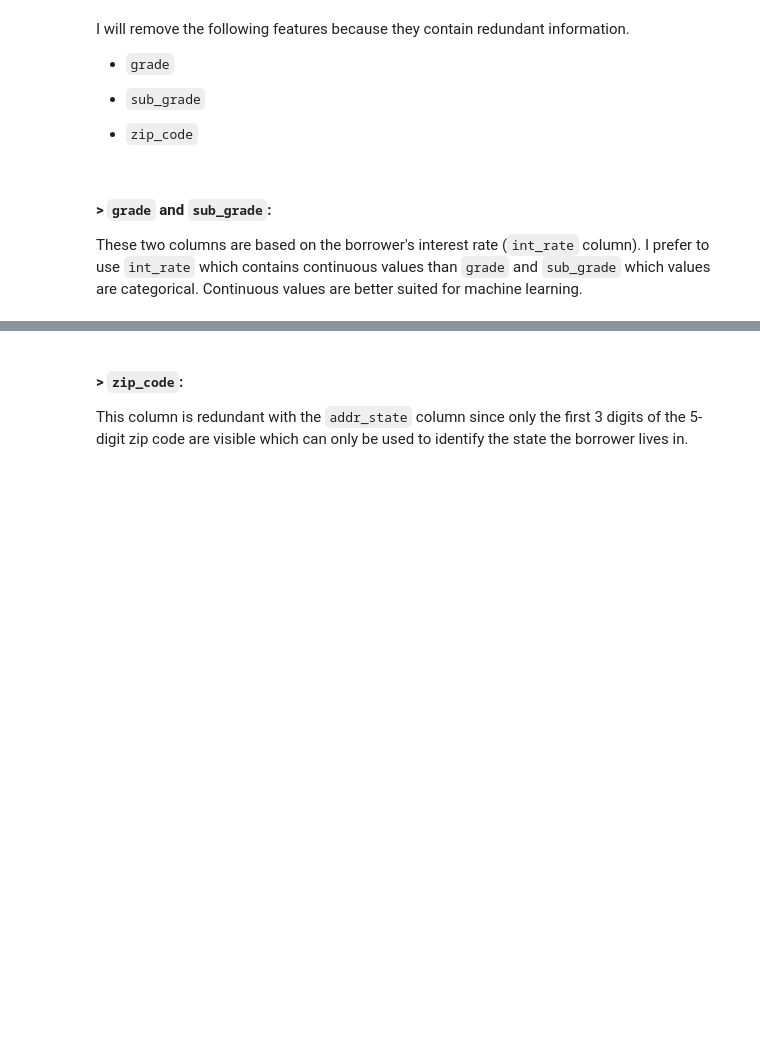
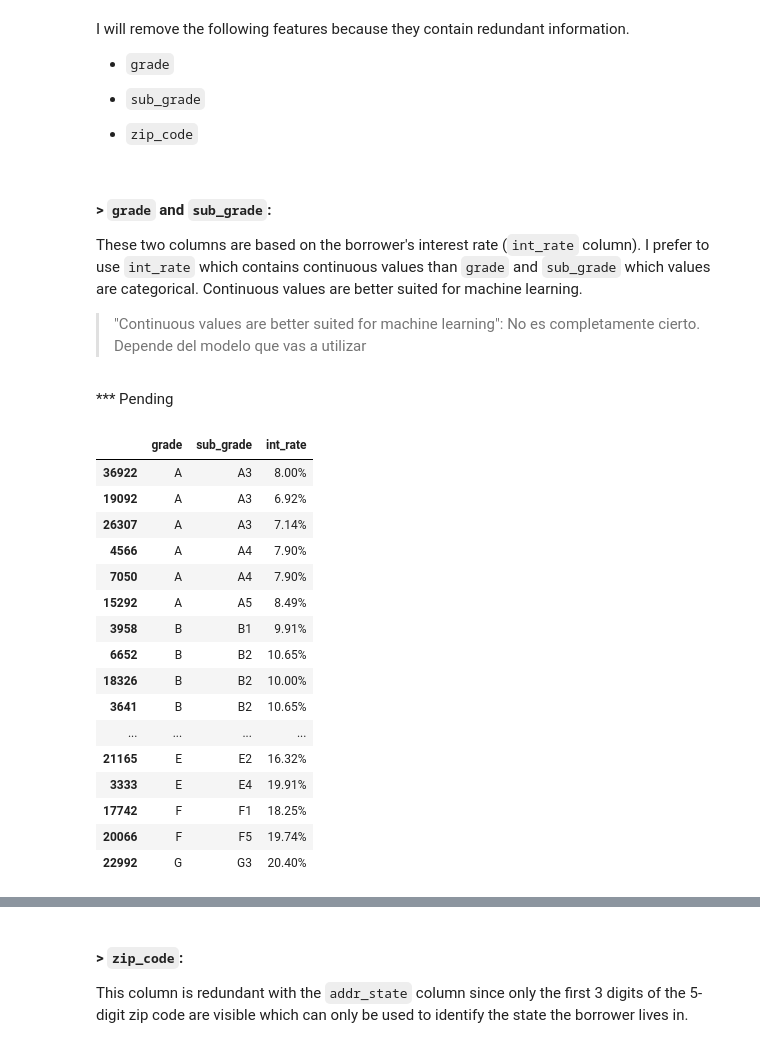
Before and after one commit to bern-lm/dataquest-projects, a Jupyter notebook: credit-modeling/Project - Credit Modeling (Lending Club).ipynb, the cells around one changed output, grey strips where cells are left out. Drawn from its saved outputs; the diff is of its cells as text; code cells hidden in the pictures; blank space fills up the shorter version.

```diff
--- a/credit-modeling/Project - Credit Modeling (Lending Club).ipynb
+++ b/credit-modeling/Project - Credit Modeling (Lending Club).ipynb
@@ -358,3 +358,28 @@ I will remove the following features because they contain redundant information.
 # %% [markdown]
 #### > `grade` and `sub_grade`:
 These two columns are based on the borrower's interest rate (`int_rate` column). I prefer to use `int_rate` which contains continuous values than `grade` and `sub_grade` which values are categorical. Continuous values are better suited for machine learning.
+
+> "Continuous values are better suited for machine learning":
+No es completamente cierto. Depende del modelo que vas a utilizar
+# %% [markdown]
+*** Pending
+# %%
+loans[['grade', 'sub_grade', 'int_rate']].sample(30).sort_values( by=['grade', 'sub_grade'] )
+# %% [output]
+|  | grade | sub_grade | int_rate |
+| 36922 | A | A3 | 8.00% |
+| 19092 | A | A3 | 6.92% |
+| 26307 | A | A3 | 7.14% |
+| 4566 | A | A4 | 7.90% |
+| 7050 | A | A4 | 7.90% |
+| 15292 | A | A5 | 8.49% |
+| 3958 | B | B1 | 9.91% |
+| 6652 | B | B2 | 10.65% |
+| 18326 | B | B2 | 10.00% |
+| 3641 | B | B2 | 10.65% |
+| ... | ... | ... | ... |
+| 21165 | E | E2 | 16.32% |
+| 3333 | E | E4 | 19.91% |
+| 17742 | F | F1 | 18.25% |
+| 20066 | F | F5 | 19.74% |
+| 22992 | G | G3 | 20.40% |
```
Also changed, not shown: parts of 166 cells of this notebook.
